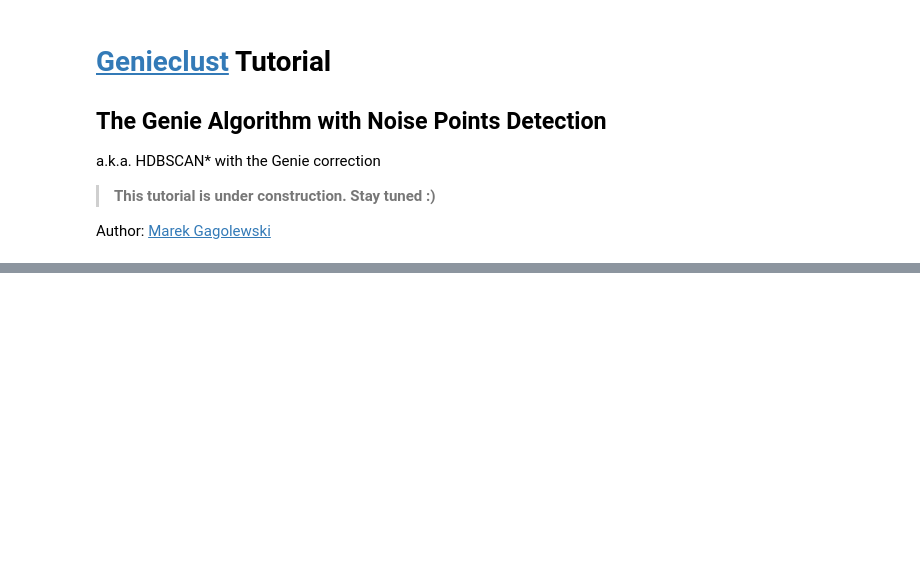
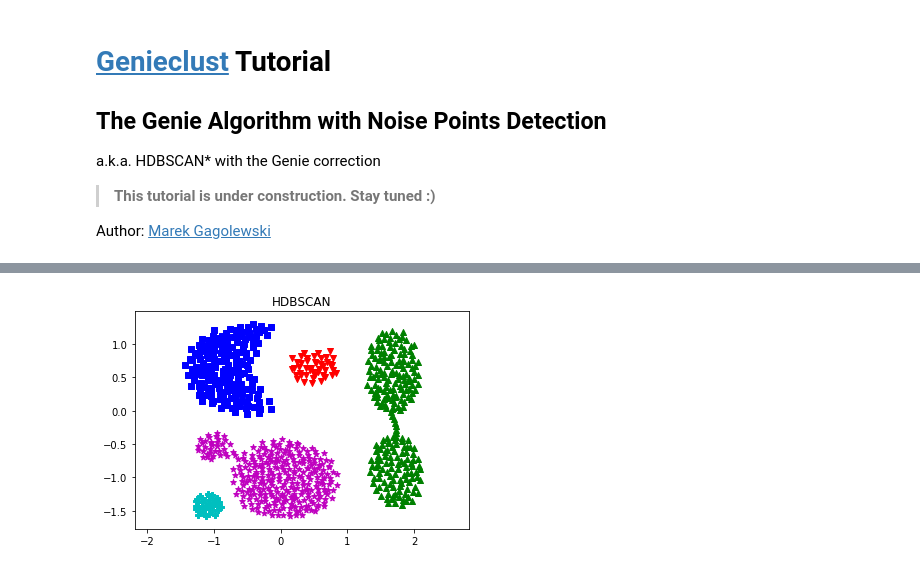
Before and after one commit to gagolews/genieclust, a Jupyter notebook: example_genie_hdbscan.ipynb, the cells around one changed output, grey strips where cells are left out. Saved outputs shown, nothing was run; the diff lists cells and outputs as text; code cells hidden in the pictures; blank space fills up the shorter version.

```diff
--- a/example_genie_hdbscan.ipynb
+++ b/example_genie_hdbscan.ipynb
@@ -59,2 +57,12 @@ plt.show()
+# %%
+import hdbscan
+h = hdbscan.HDBSCAN()
+labels_hdbscan = h.fit_predict(X)
+genieclust.plots.plot_scatter(X, labels_hdbscan)
+plt.title("HDBSCAN")
+plt.axis("equal")
+plt.show()
+# %% [output]
+[figure, added]
 # %%
 import hdbscan
```
Also changed, not shown: parts of 5 cells of this notebook, 11 other files.
